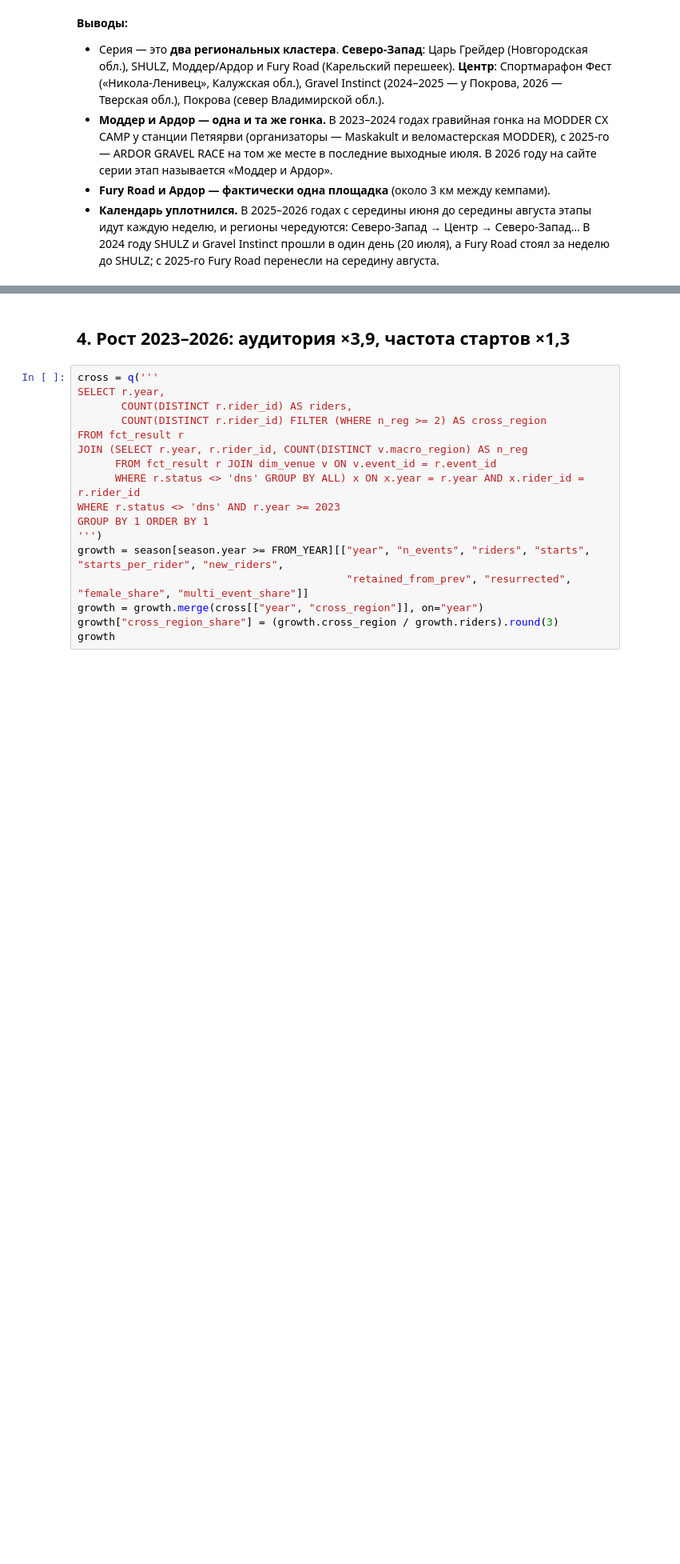
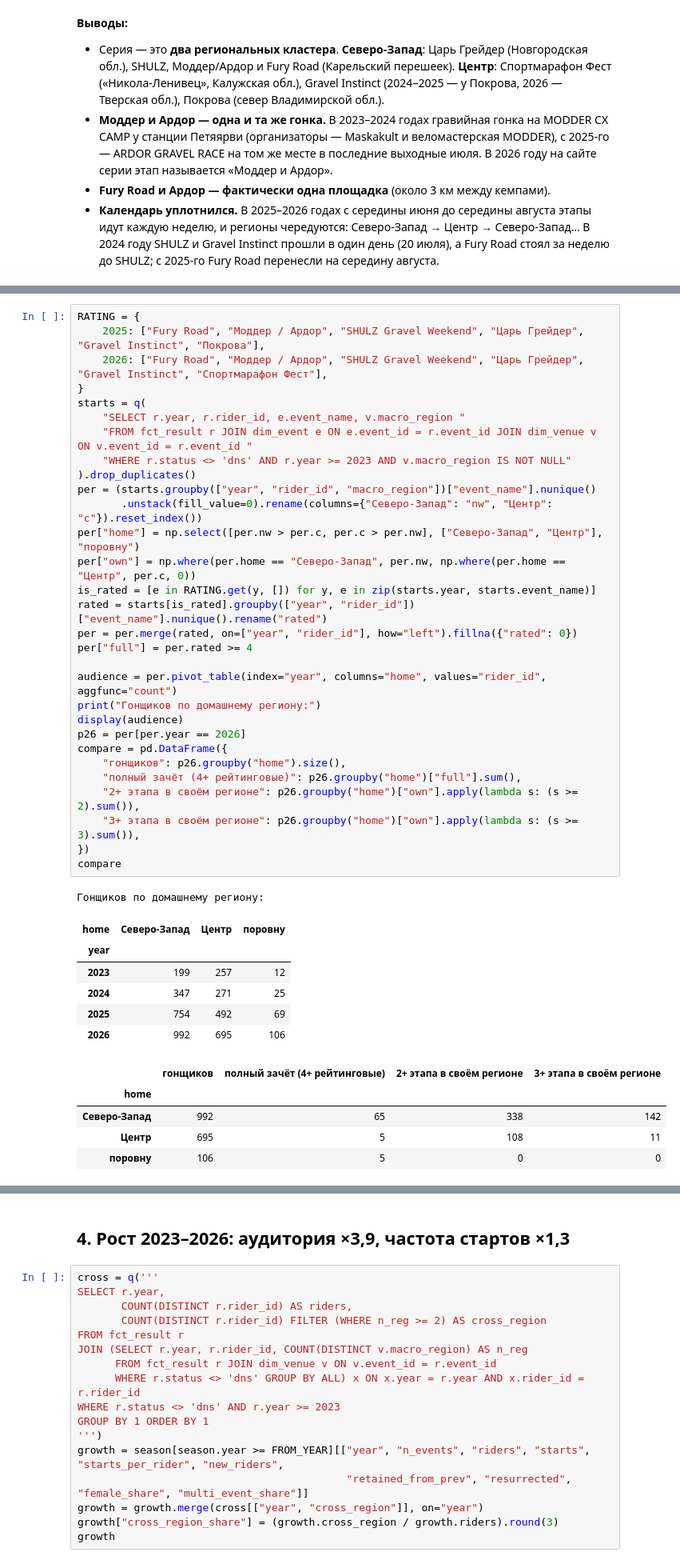
Before and after one commit to oiltsar/rgs-gravel-analytics, a Jupyter notebook: notebooks/analysis.ipynb, the cells around one changed output, grey strips where cells are left out. Shown at 80% size. Saved outputs shown, nothing was run; the diff lists cells and outputs as text; blank space fills up the shorter version.

```diff
--- a/notebooks/analysis.ipynb
+++ b/notebooks/analysis.ipynb
@@ -250,0 +258,43 @@ viz.save(fig, "03_map"); plt.show()
+# %%
+RATING = {
+    2025: ["Fury Road", "Моддер / Ардор", "SHULZ Gravel Weekend", "Царь Грейдер", "Gravel Instinct", "Покрова"],
+    2026: ["Fury Road", "Моддер / Ардор", "SHULZ Gravel Weekend", "Царь Грейдер", "Gravel Instinct", "Спортмарафон Фест"],
+}
+starts = q(
+    "SELECT r.year, r.rider_id, e.event_name, v.macro_region "
+    "FROM fct_result r JOIN dim_event e ON e.event_id = r.event_id JOIN dim_venue v ON v.event_id = r.event_id "
+    "WHERE r.status <> 'dns' AND r.year >= 2023 AND v.macro_region IS NOT NULL"
+).drop_duplicates()
+per = (starts.groupby(["year", "rider_id", "macro_region"])["event_name"].nunique()
+       .unstack(fill_value=0).rename(columns={"Северо-Запад": "nw", "Центр": "c"}).reset_index())
+per["home"] = np.select([per.nw > per.c, per.c > per.nw], ["Северо-Запад", "Центр"], "поровну")
+per["own"] = np.where(per.home == "Северо-Запад", per.nw, np.where(per.home == "Центр", per.c, 0))
+is_rated = [e in RATING.get(y, []) for y, e in zip(starts.year, starts.event_name)]
+rated = starts[is_rated].groupby(["year", "rider_id"])["event_name"].nunique().rename("rated")
+per = per.merge(rated, on=["year", "rider_id"], how="left").fillna({"rated": 0})
+per["full"] = per.rated >= 4
+
+audience = per.pivot_table(index="year", columns="home", values="rider_id", aggfunc="count")
+print("Гонщиков по домашнему региону:")
+display(audience)
+p26 = per[per.year == 2026]
+compare = pd.DataFrame({
+    "гонщиков": p26.groupby("home").size(),
+    "полный зачёт (4+ рейтинговые)": p26.groupby("home")["full"].sum(),
+    "2+ этапа в своём регионе": p26.groupby("home")["own"].apply(lambda s: (s >= 2).sum()),
+    "3+ этапа в своём регионе": p26.groupby("home")["own"].apply(lambda s: (s >= 3).sum()),
+})
+compare
+# %% [output]
+Гонщиков по домашнему региону:
+| home | Северо-Запад | Центр | поровну |
+| year |  |  |  |
+| 2023 | 199 | 257 | 12 |
+| 2024 | 347 | 271 | 25 |
+| 2025 | 754 | 492 | 69 |
+| 2026 | 992 | 695 | 106 |
+|  | гонщиков | полный зачёт (4+ рейтинговые) | 2+ этапа в своём регионе | 3+ этапа в своём регионе |
+| home |  |  |  |  |
+| Северо-Запад | 992 | 65 | 338 | 142 |
+| Центр | 695 | 5 | 108 | 11 |
+| поровну | 106 | 5 | 0 | 0 |
```
Also changed, not shown: parts of 4 cells of this notebook, 10 other files.
